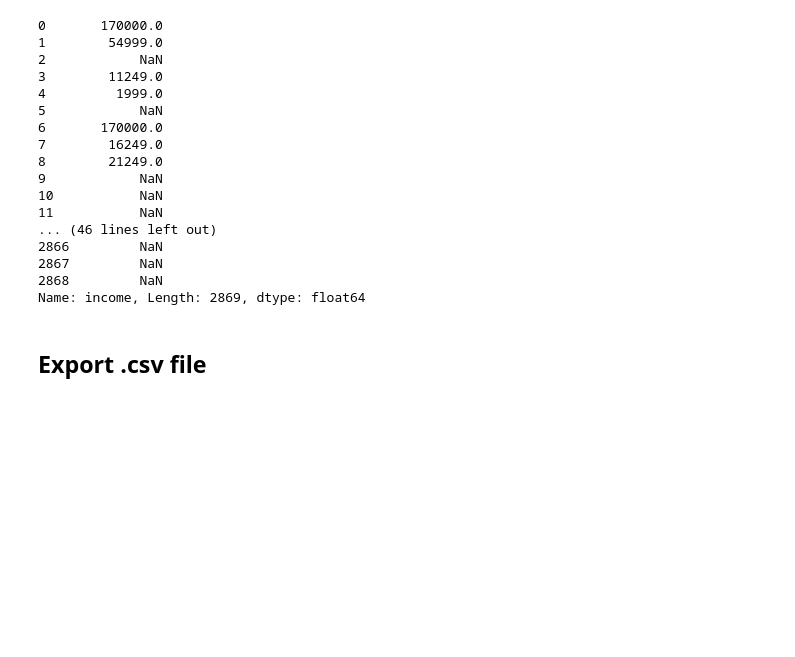
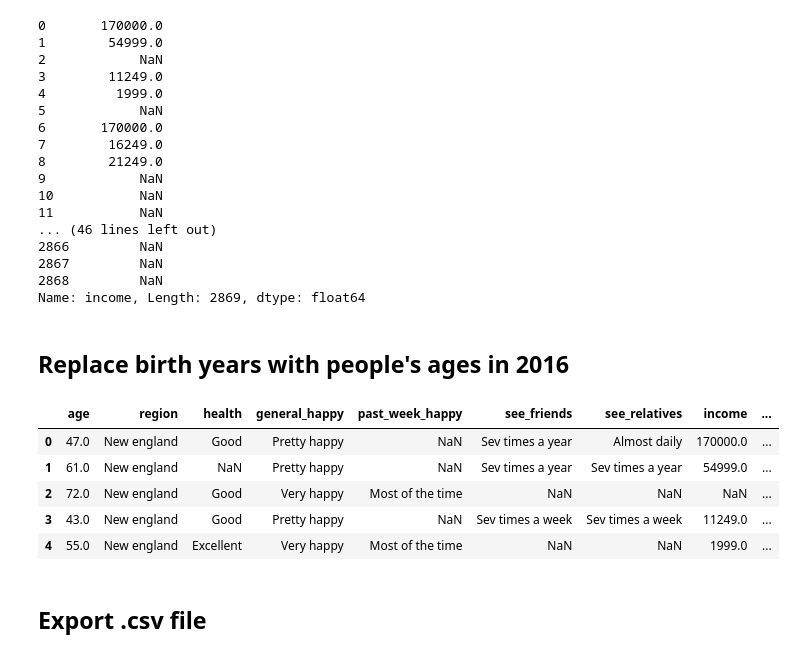
Before and after one commit to ContextLab/storytelling-with-data, a Jupyter notebook: data-stories/happiness/clean up excel file.ipynb, the cells around one changed output. Drawn from its saved outputs; the diff is of its cells as text; code cells hidden in the pictures; blank space fills up the shorter version.

Commit message:
changed birth year to age

```diff
--- a/data-stories/happiness/clean up excel file.ipynb
+++ b/data-stories/happiness/clean up excel file.ipynb
@@ -198,6 +198,28 @@ data['income']
 2867         NaN
 2868         NaN
 Name: income, Length: 2869, dtype: float64
+# %% [markdown]
+## Replace birth years with people's ages in 2016
+# %%
+for birth_year in list(data['birth_year']):
+
+    #if birth_year is not recorded as NaN:
+    if np.isfinite(birth_year):
+
+        #replace it with what that person's age would be in 2016, the year survey was conducted
+        data['birth_year'].replace(birth_year, 2016-int(birth_year), inplace = True)
+# %%
+#rename birth_year column to 'age'
+data = data.rename(columns={'birth_year': 'age'})
+# %%
+data.head()
+# %% [output]
+|  | age | region | health | general_happy | past_week_happy | see_friends | see_relatives | income | ... |
+| 0 | 47.0 | New england | Good | Pretty happy | NaN | Sev times a year | Almost daily | 170000.0 | ... |
+| 1 | 61.0 | New england | NaN | Pretty happy | NaN | Sev times a year | Sev times a year | 54999.0 | ... |
+| 2 | 72.0 | New england | Good | Very happy | Most of the time | NaN | NaN | NaN | ... |
+| 3 | 43.0 | New england | Good | Pretty happy | NaN | Sev times a week | Sev times a week | 11249.0 | ... |
+| 4 | 55.0 | New england | Excellent | Very happy | Most of the time | NaN | NaN | 1999.0 | ... |
 # %% [markdown]
 ## Export .csv file
 # %%
```
Also changed, not shown: 1 other file.
